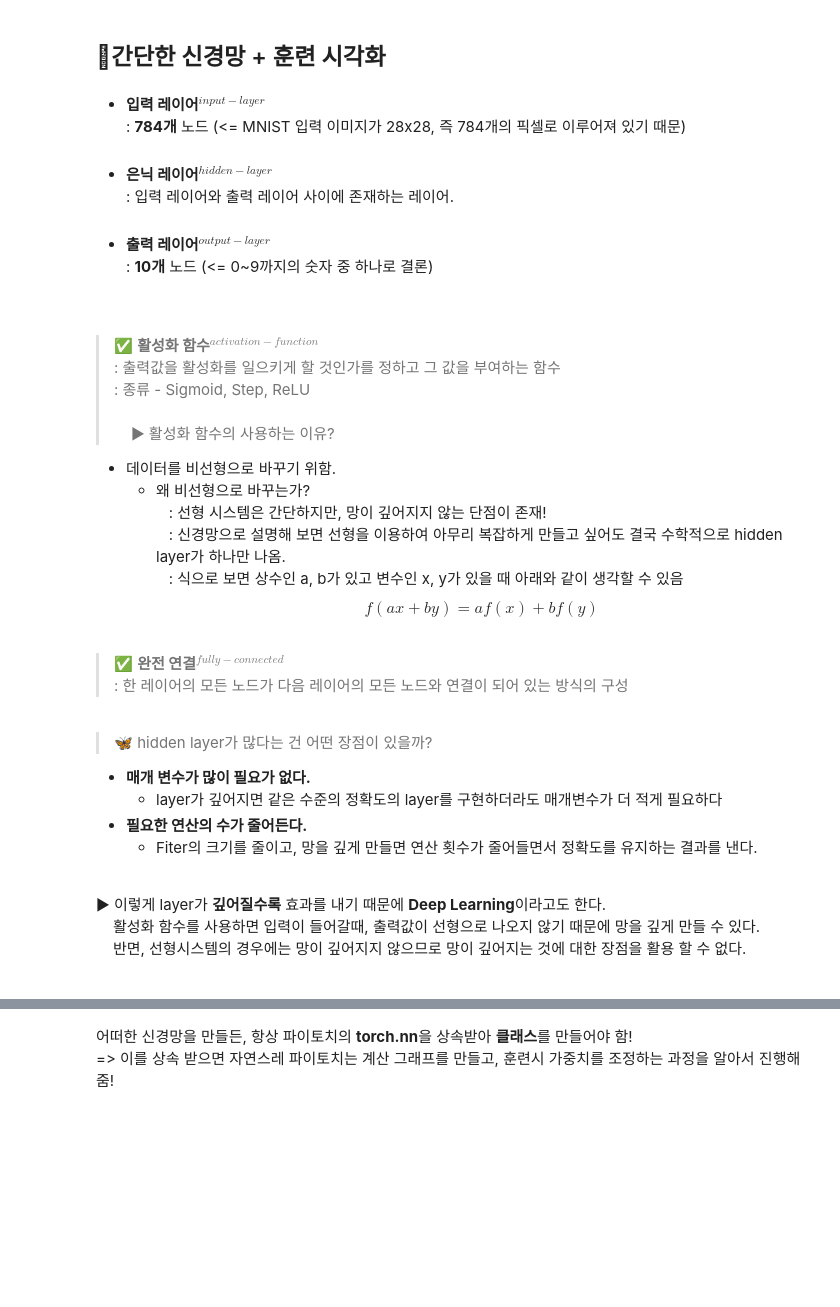
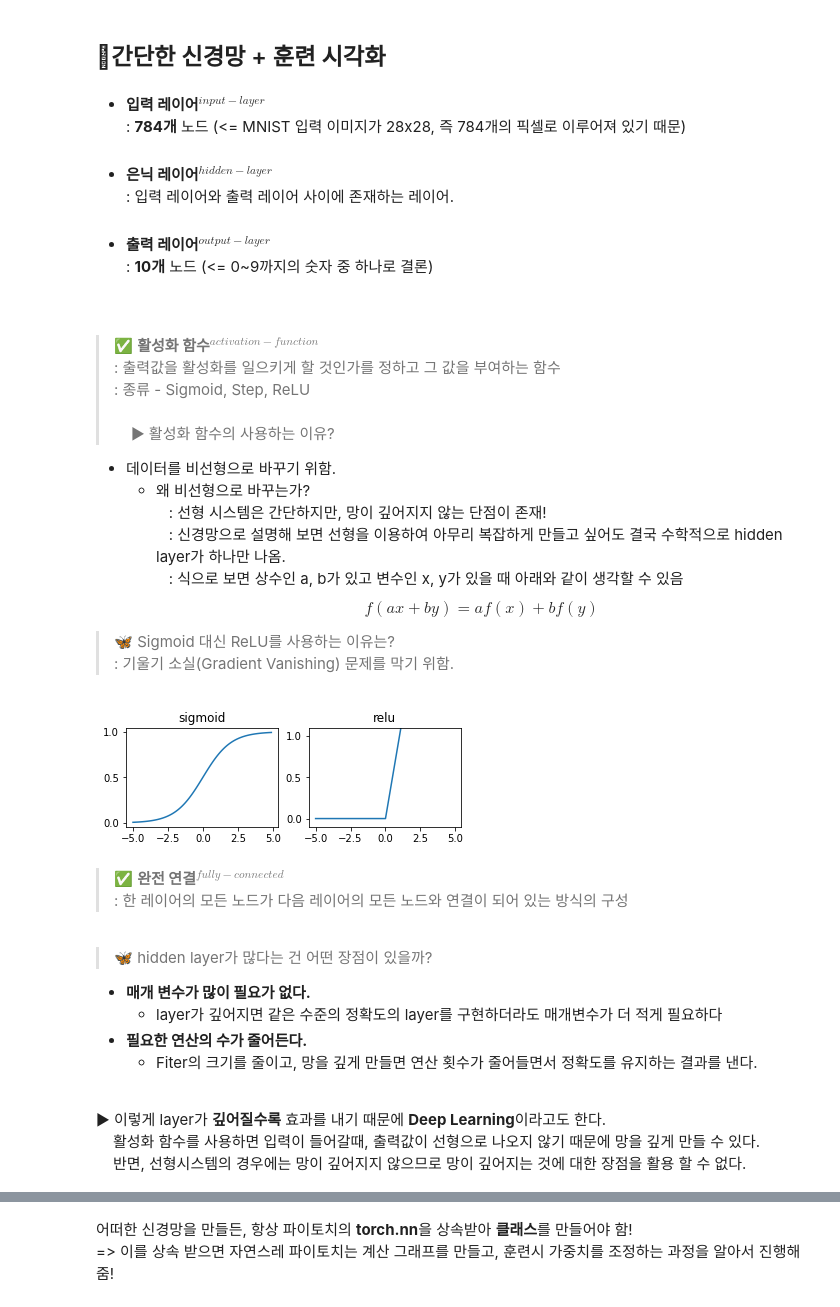
Before and after one commit to hyemworks/make-your-firstGAN-with-pytorch, a Jupyter notebook: ch02_first_neuralnetwork_made_with_pytorch.ipynb, the cells around one changed output, grey strips where cells are left out. Drawn from its saved outputs; the diff is of its cells as text; code cells hidden in the pictures; blank space fills up the shorter version.

```diff
--- a/ch02_first_neuralnetwork_made_with_pytorch.ipynb
+++ b/ch02_first_neuralnetwork_made_with_pytorch.ipynb
@@ -123,23 +123,49 @@ plt.show()
     &nbsp;&nbsp; : 식으로 보면 상수인 a, b가 있고 변수인 x, y가 있을 때 아래와 같이 생각할 수 있음
     &nbsp;&nbsp;&nbsp;&nbsp;$$f(ax+by)=af(x)+bf(y)$$
 
-<br>
-
-> ✅ <b>완전 연결$^{fully-connected}$<br></b>
-:  한 레이어의 모든 노드가 다음 레이어의 모든 노드와 연결이 되어 있는 방식의 구성
-
-<br>
-
-> 🦋 hidden layer가 많다는 건 어떤 장점이 있을까?<br>
-* **매개 변수가 많이 필요가 없다.**
-  * layer가 깊어지면 같은 수준의 정확도의 layer를 구현하더라도 매개변수가 더 적게 필요하다
-* **필요한 연산의 수가 줄어든다.**
-  * Fiter의 크기를 줄이고, 망을 깊게 만들면 연산 횟수가 줄어들면서 정확도를 유지하는 결과를 낸다.
-<br>
-▶ 이렇게 layer가 <b>깊어질수록</b> 효과를 내기 때문에 <b>Deep Learning</b>이라고도 한다.<br>
-&nbsp;&nbsp;&nbsp;&nbsp;활성화 함수를 사용하면 입력이 들어갈때, 출력값이 선형으로 나오지 않기 때문에 망을 깊게 만들 수 있다.<br>
-&nbsp;&nbsp;&nbsp;&nbsp;반면, 선형시스템의 경우에는 망이 깊어지지 않으므로 망이 깊어지는 것에 대한 장점을 활용 할 수 없다.
-
-
-<br>
-<br>
+> 🦋 Sigmoid 대신 ReLU를 사용하는 이유는?<br>
+  : 기울기 소실(Gradient Vanishing) 문제를 막기 위함.
+# %%
+# Comparison of Sigmoid and ReLU
+
+import numpy as np
+import matplotlib.pyplot as plt
+
+def sigmoid(x):
+    return 1 / (1+np.exp(-x))
+
+def relu(x) :
+    return np.maximum(0, x)
+
+
+x = np.arange(-5.0,5.0,0.1)
+
+plt.subplot(221)
+plt.title("sigmoid")
+plt.plot(x, sigmoid(x))
+
+plt.subplot(222)
+plt.title("relu")
+plt.plot(x, relu(x))
+
+plt.ylim(-0.1,1.1)
+plt.show()
+# %% [output]
+[figure, added]
+# %% [markdown]
+
+> ✅ <b>완전 연결$^{fully-connected}$<br></b>
+:  한 레이어의 모든 노드가 다음 레이어의 모든 노드와 연결이 되어 있는 방식의 구성
+
+<br>
+
+> 🦋 hidden layer가 많다는 건 어떤 장점이 있을까?<br>
+* **매개 변수가 많이 필요가 없다.**
+  * layer가 깊어지면 같은 수준의 정확도의 layer를 구현하더라도 매개변수가 더 적게 필요하다
+* **필요한 연산의 수가 줄어든다.**
+  * Fiter의 크기를 줄이고, 망을 깊게 만들면 연산 횟수가 줄어들면서 정확도를 유지하는 결과를 낸다.
+<br>
+▶ 이렇게 layer가 <b>깊어질수록</b> 효과를 내기 때문에 <b>Deep Learning</b>이라고도 한다.<br>
+&nbsp;&nbsp;&nbsp;&nbsp;활성화 함수를 사용하면 입력이 들어갈때, 출력값이 선형으로 나오지 않기 때문에 망을 깊게 만들 수 있다.<br>
+&nbsp;&nbsp;&nbsp;&nbsp;반면, 선형시스템의 경우에는 망이 깊어지지 않으므로 망이 깊어지는 것에 대한 장점을 활용 할 수 없다.
+<br>
```
Also changed, not shown: parts of 2 cells of this notebook.
